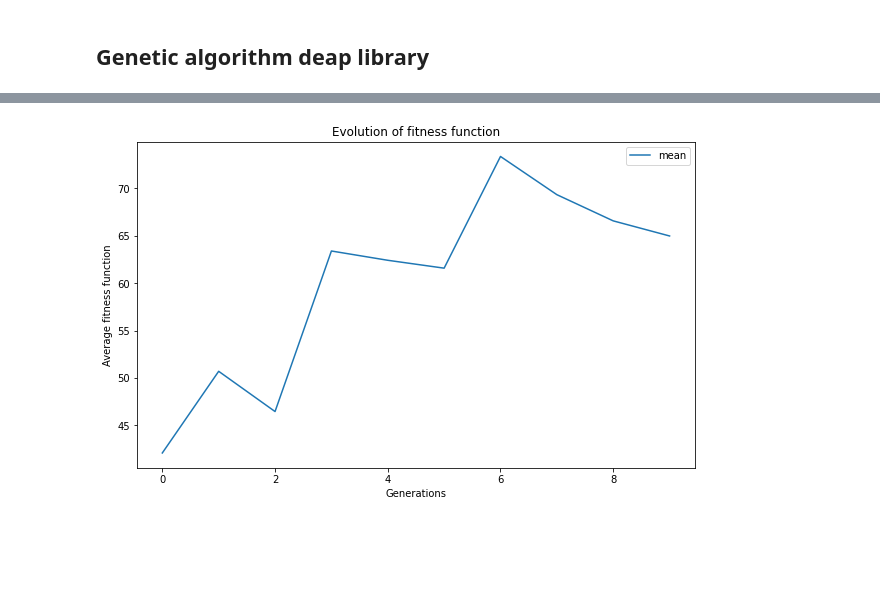
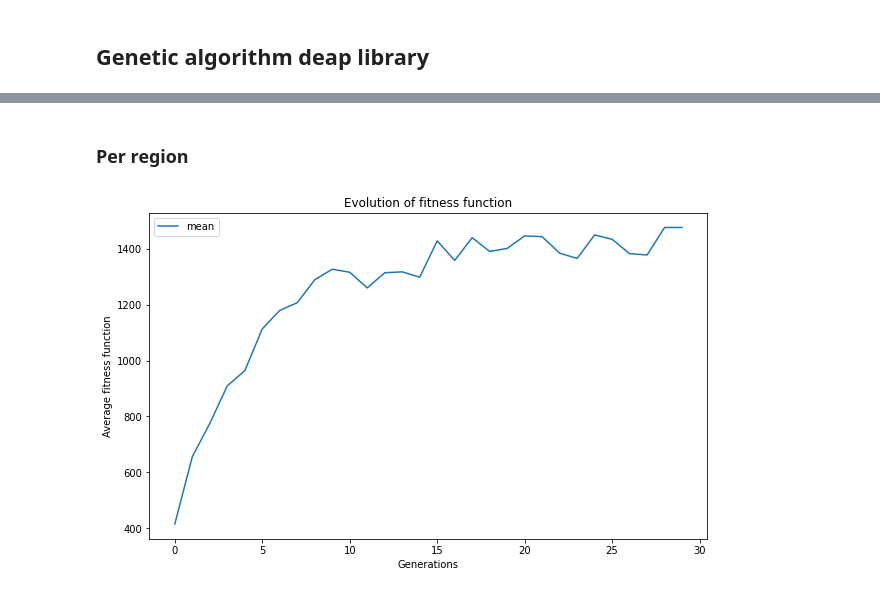
Before and after one commit to augustin-delabrosse/sustainability-challenge, a Jupyter notebook: notebook/Notebook_genetic_algorithm.ipynb, the cells around one changed output, grey strips where cells are left out. Cells and saved outputs as stored; diff of their text form; code cells hidden in the pictures; blank space fills up the shorter version.

Commit message:
Genetic algorithm per region

```diff
--- a/notebook/Notebook_genetic_algorithm.ipynb
+++ b/notebook/Notebook_genetic_algorithm.ipynb
@@ -213,0 +74,3 @@ Generation 10:
+# %%
+nb_stations_per_region = pd.DataFrame(stations_per_region)
+nb_stations_per_region
@@ -213,0 +91,2 @@ Generation 10:
+# %% [markdown]
+### Per region
@@ -213,0 +96,2 @@ Generation 10:
+# %%
+region_name = 'Bretagne'
@@ -214,13 +236,23 @@ Generation 10:
+# %%
+region_name,population,avg_fitness,min_fitness,max_fitness,arg_min_fitness = run_ga(df_new_points,
+        nb_stations_per_region,
+        region_name=region_name,
+        year = 2030,
+        num_generations = 30,
+        population_size = 50)
 # %%
-fig = plt.figure(figsize=(10,6))
-plt.plot(np.arange(len(avg_fitness)),avg_fitness,label='mean')
-plt.xlabel('Generations')
-plt.ylabel('Average fitness function')
-plt.legend()
-plt.title('Evolution of fitness function')
-plt.show()
+def plot_fitness_functions(avg_fitness):
+    fig = plt.figure(figsize=(10,6))
+    plt.plot(np.arange(len(avg_fitness)),avg_fitness,label='mean')
+    plt.xlabel('Generations')
+    plt.ylabel('Average fitness function')
+    plt.legend()
+    plt.title('Evolution of fitness function')
+    plt.show()
-# %% [output]
-[figure, removed]
+# %%
+plot_fitness_functions(avg_fitness)
+# %% [output]
+[figure, added]
 # %%
 def extract_restults(
         population,
```
Also changed, not shown: parts of 33 cells of this notebook, 7 other files.
